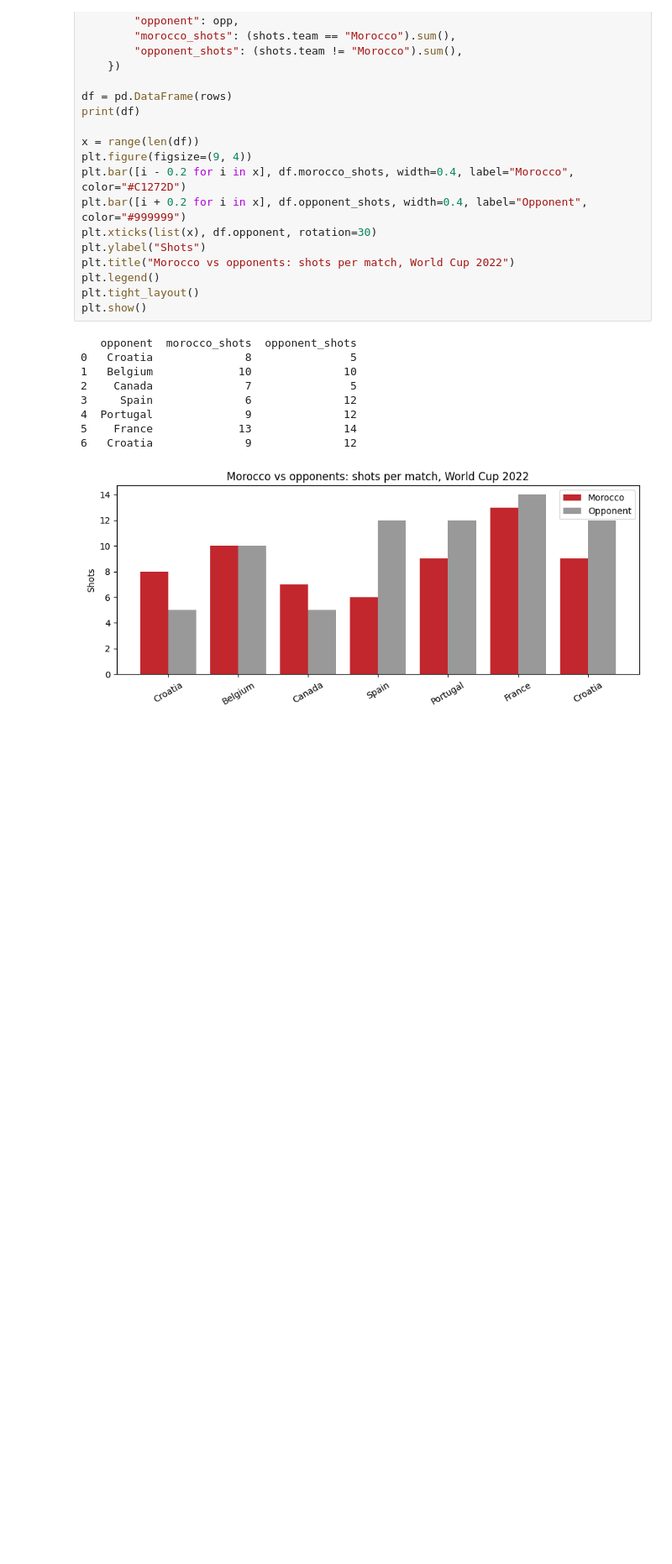
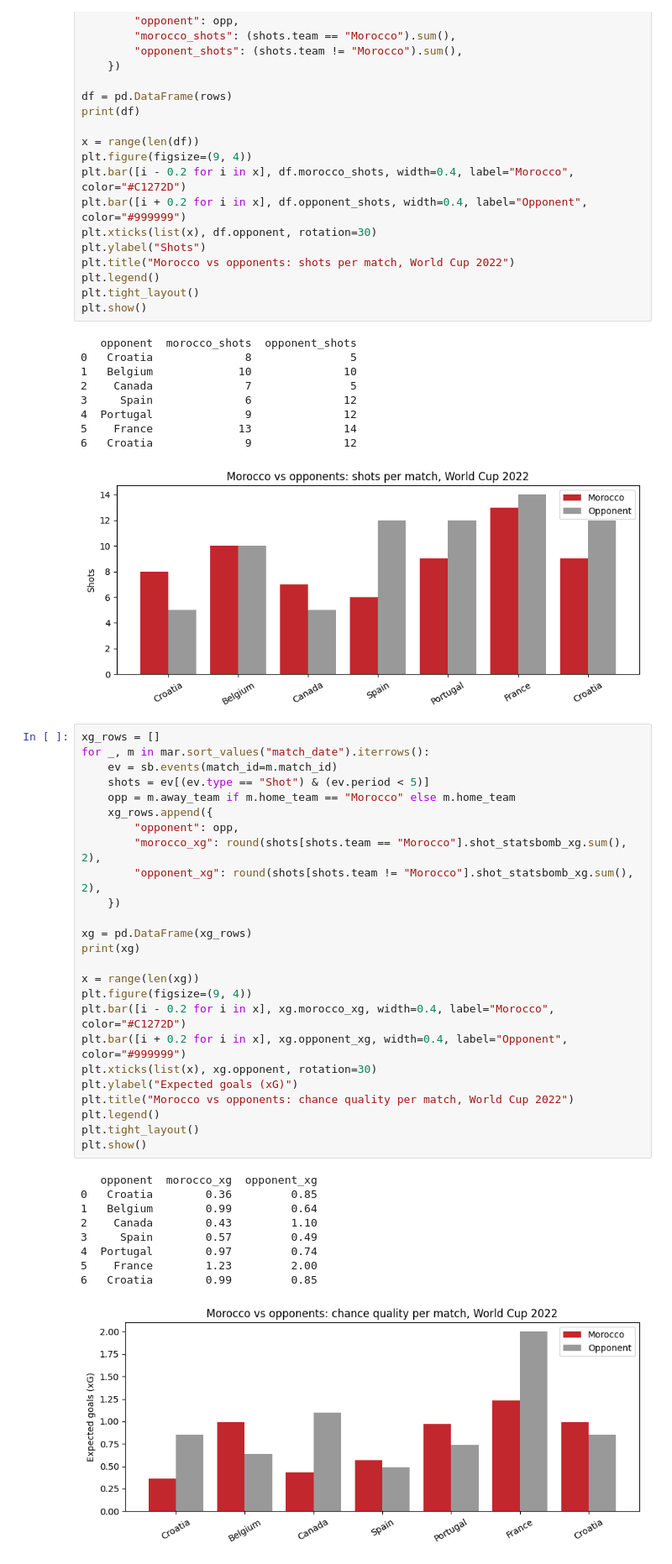
Before and after one commit to ryeggouti/morocco-world-cup-2022, a Jupyter notebook: morocco_wc2022.ipynb, the cells around one changed output. Shown at 84% size. Cells and saved outputs as stored; diff of their text form; blank space fills up the shorter version.

```diff
--- a/morocco_wc2022.ipynb
+++ b/morocco_wc2022.ipynb
@@ -59,3 +59,38 @@ plt.show()
 5    France             13              14
 6   Croatia              9              12
 [figure]
+# %%
+xg_rows = []
+for _, m in mar.sort_values("match_date").iterrows():
+    ev = sb.events(match_id=m.match_id)
+    shots = ev[(ev.type == "Shot") & (ev.period < 5)]
+    opp = m.away_team if m.home_team == "Morocco" else m.home_team
+    xg_rows.append({
+        "opponent": opp,
+        "morocco_xg": round(shots[shots.team == "Morocco"].shot_statsbomb_xg.sum(), 2),
+        "opponent_xg": round(shots[shots.team != "Morocco"].shot_statsbomb_xg.sum(), 2),
+    })
+
+xg = pd.DataFrame(xg_rows)
+print(xg)
+
+x = range(len(xg))
+plt.figure(figsize=(9, 4))
+plt.bar([i - 0.2 for i in x], xg.morocco_xg, width=0.4, label="Morocco", color="#C1272D")
+plt.bar([i + 0.2 for i in x], xg.opponent_xg, width=0.4, label="Opponent", color="#999999")
+plt.xticks(list(x), xg.opponent, rotation=30)
+plt.ylabel("Expected goals (xG)")
+plt.title("Morocco vs opponents: chance quality per match, World Cup 2022")
+plt.legend()
+plt.tight_layout()
+plt.show()
+# %% [output]
+   opponent  morocco_xg  opponent_xg
+0   Croatia        0.36         0.85
+1   Belgium        0.99         0.64
+2    Canada        0.43         1.10
+3     Spain        0.57         0.49
+4  Portugal        0.97         0.74
+5    France        1.23         2.00
+6   Croatia        0.99         0.85
+[figure, added]
```
Also changed, not shown: parts of 4 cells of this notebook.
